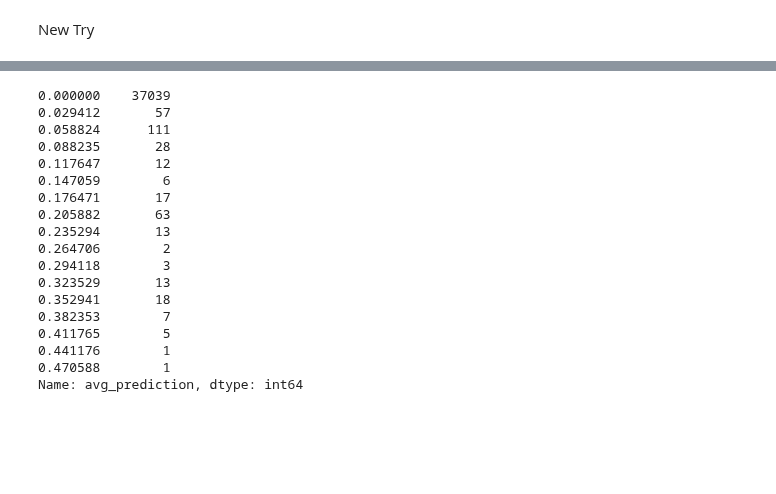
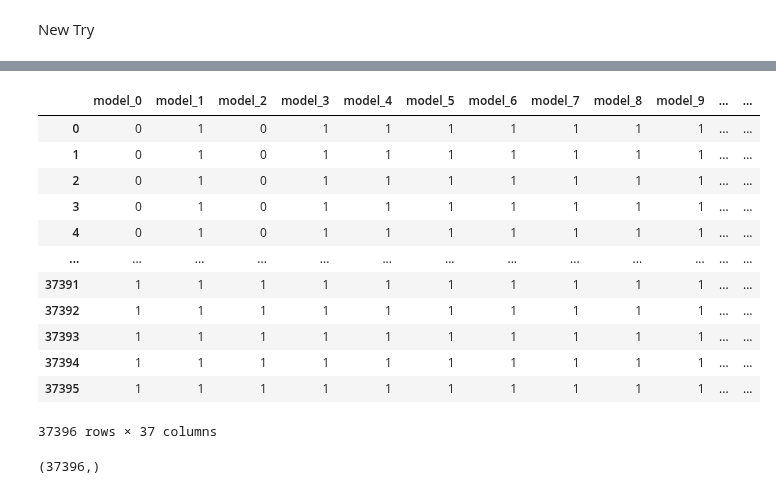
Before and after one commit to Oren-Ben/mlops-anomaly-detection, a Jupyter notebook: v1_model_schemes/lstm_run.ipynb, the cells around one changed output, grey strips where cells are left out. Drawn from its saved outputs; the diff is of its cells as text; code cells hidden in the pictures; blank space fills up the shorter version.

```diff
--- a/v1_model_schemes/lstm_run.ipynb
+++ b/v1_model_schemes/lstm_run.ipynb
@@ -10,6 +11,7 @@ from lstm_data_prep import LstmDataPrep
 To enable the following instructions: AVX2 AVX512F AVX512_VNNI FMA, in other operations, rebuild TensorFlow with the appropriate compiler flags.
 # %%
-train_set, test_set = load_train_test_lstm(list_of_dfs=load_lstm_dfs())
+list_of_dfs=load_lstm_dfs()
+train_set, test_set = load_train_test_lstm(list_of_dfs=list_of_dfs)
 # %%
 print("Train Shape: ",train_set.shape)
 print("Test Shape:" ,test_set.shape)
@@ -40,5 +42,3 @@ Pipeline(steps=[('transformations',
                                                                  ('classifier',
                                                                   <lstm_model.LstmModel object at 0x...>)])), ...])),
                 ('processing_results', AggregateModelScores())])
-# %%
-res = model_pipe.fit_transform(train_set)
@@ -83,23 +87,21 @@ res = model_pipe.transform(test_set)
+# %%
+res2
+# %% [output]
+|  | model_0 | model_1 | model_2 | model_3 | model_4 | model_5 | model_6 | model_7 | model_8 | model_9 | ... | ... |
+| 0 | 0 | 1 | 0 | 1 | 1 | 1 | 1 | 1 | 1 | 1 | ... | ... |
+| 1 | 0 | 1 | 0 | 1 | 1 | 1 | 1 | 1 | 1 | 1 | ... | ... |
+| 2 | 0 | 1 | 0 | 1 | 1 | 1 | 1 | 1 | 1 | 1 | ... | ... |
+| 3 | 0 | 1 | 0 | 1 | 1 | 1 | 1 | 1 | 1 | 1 | ... | ... |
+| 4 | 0 | 1 | 0 | 1 | 1 | 1 | 1 | 1 | 1 | 1 | ... | ... |
+| ... | ... | ... | ... | ... | ... | ... | ... | ... | ... | ... | ... | ... |
+| 37391 | 1 | 1 | 1 | 1 | 1 | 1 | 1 | 1 | 1 | 1 | ... | ... |
+| 37392 | 1 | 1 | 1 | 1 | 1 | 1 | 1 | 1 | 1 | 1 | ... | ... |
+| 37393 | 1 | 1 | 1 | 1 | 1 | 1 | 1 | 1 | 1 | 1 | ... | ... |
+| 37394 | 1 | 1 | 1 | 1 | 1 | 1 | 1 | 1 | 1 | 1 | ... | ... |
+| 37395 | 1 | 1 | 1 | 1 | 1 | 1 | 1 | 1 | 1 | 1 | ... | ... |
+37396 rows × 37 columns
 # %%
-y_pred = res['avg_prediction']
+y_pred = res2['avg_prediction']
+y_pred.shape
+# %% [output]
+(37396,)
-# %%
-y_pred.value_counts().sort_index()
-# %% [output]
-0.000000    37039
-0.029412       57
-0.058824      111
-0.088235       28
-0.117647       12
-0.147059        6
-0.176471       17
-0.205882       63
-0.235294       13
-0.264706        2
-0.294118        3
-0.323529       13
-0.352941       18
-0.382353        7
-0.411765        5
-0.441176        1
-0.470588        1
-Name: avg_prediction, dtype: int64
```
Also changed, not shown: parts of 22 cells of this notebook, 16 other files.
